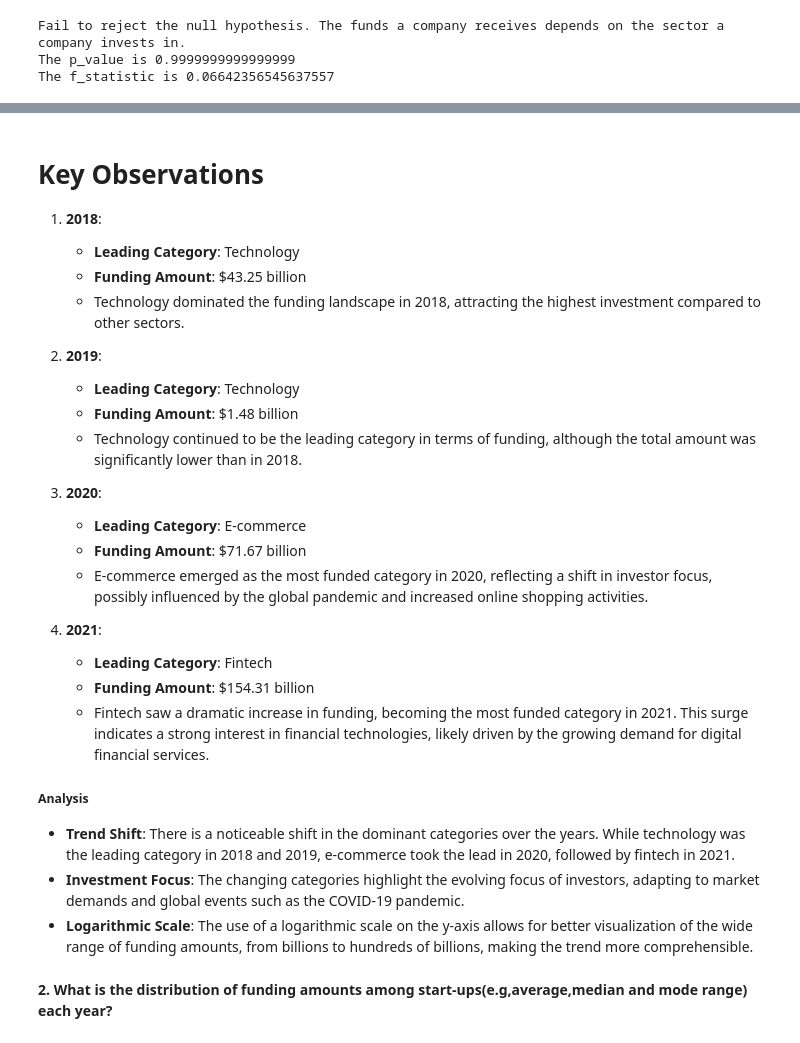
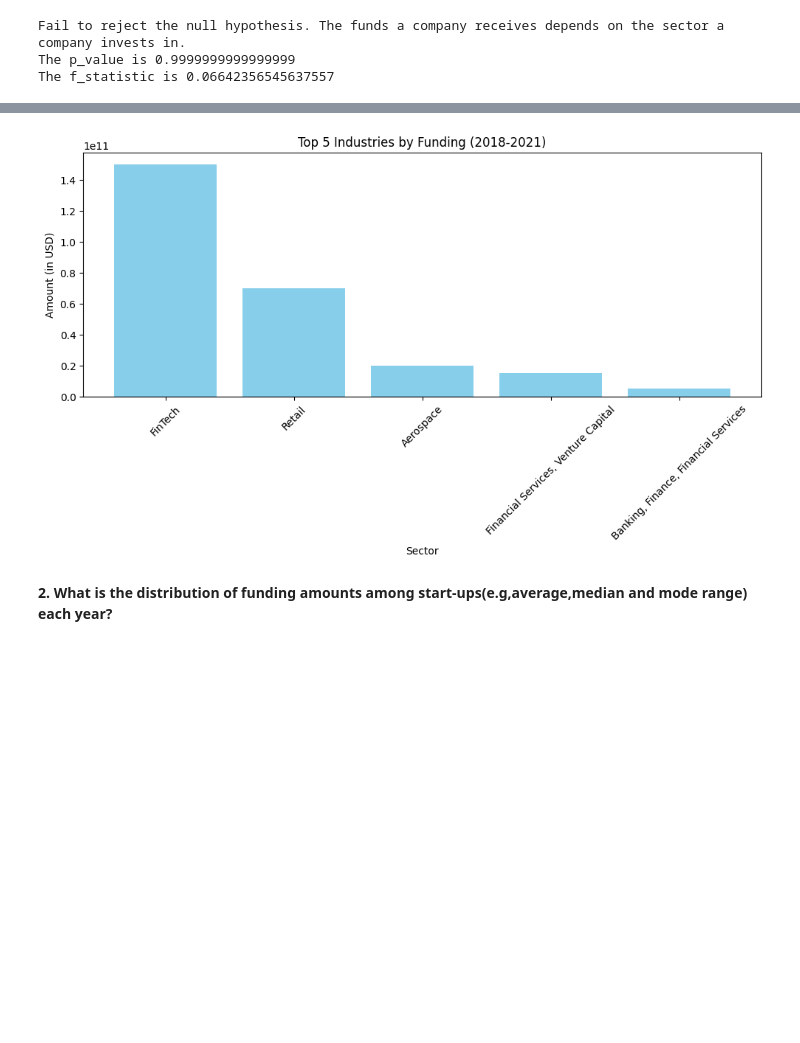
Before and after one commit to Sena-Aku-Agbotse/Indian-Startup, a Jupyter notebook: Notebooks/main.ipynb, the cells around one changed output, grey strips where cells are left out. Cells and saved outputs as stored; diff of their text form; code cells hidden in the pictures; blank space fills up the shorter version.

```diff
--- a/Notebooks/main.ipynb
+++ b/Notebooks/main.ipynb
@@ -1179,28 +1162,0 @@ max_funding_by_year
-# %%
-import seaborn as sns
-
-# Set the style for the plot
-sns.set(style="whitegrid")
-
-# Create the plot
-plt.figure(figsize=(12, 8))
-sns.lineplot(data=max_funding_by_year, x='Fund_Year', y='Amount',
-             marker='o', linewidth=2, markersize=10.)
-
-# Annotate the points with the category names
-for i in range(len(max_funding_by_year)):
-    plt.text(max_funding_by_year['Fund_Year'].iloc[i], max_funding_by_year['Amount'].iloc[i],
-             max_funding_by_year['Sector'].iloc[i], fontsize=12, ha='right')
-
-# Add titles and labels
-plt.title('Trend of Sectors with Most Funding Each Year', fontsize=16)
-plt.xlabel('Year', fontsize=14)
-plt.ylabel('Amount Funded (in billions)', fontsize=14)
-
-# Adjust the y-axis scale and format
-plt.yscale('log')
-plt.yticks([1e9, 1e10, 1e11], ['1B', '10B', '100B'])
-plt.grid(True, which='both', linestyle='--', linewidth=0.5)
-
-# Show the plot
-plt.show()
@@ -1209,30 +1163,20 @@ plt.show()
-# %% [markdown]
-# **Key Observations**
-
-1. **2018**:
-   - **Leading Category**: Technology
-   - **Funding Amount**: $43.25 billion
-   - Technology dominated the funding landscape in 2018, attracting the highest investment compared to other sectors.
-
-2. **2019**:
-   - **Leading Category**: Technology
-   - **Funding Amount**: $1.48 billion
-   - Technology continued to be the leading category in terms of funding, although the total amount was significantly lower than in 2018.
-
-3. **2020**:
-   - **Leading Category**: E-commerce
-   - **Funding Amount**: $71.67 billion
-   - E-commerce emerged as the most funded category in 2020, reflecting a shift in investor focus, possibly influenced by the global pandemic and increased online shopping activities.
-
-4. **2021**:
-   - **Leading Category**: Fintech
-   - **Funding Amount**: $154.31 billion
-   - Fintech saw a dramatic increase in funding, becoming the most funded category in 2021. This surge indicates a strong interest in financial technologies, likely driven by the growing demand for digital financial services.
-
-##### Analysis
-- **Trend Shift**: There is a noticeable shift in the dominant categories over the years. While technology was the leading category in 2018 and 2019, e-commerce took the lead in 2020, followed by fintech in 2021.
-- **Investment Focus**: The changing categories highlight the evolving focus of investors, adapting to market demands and global events such as the COVID-19 pandemic.
-- **Logarithmic Scale**: The use of a logarithmic scale on the y-axis allows for better visualization of the wide range of funding amounts, from billions to hundreds of billions, making the trend more comprehensible.
+# %%
+import pandas as pd
+import matplotlib.pyplot as plt
+
+# Plotting the top 5 industries by funding
+top_5 = cleaned_data.nlargest(5, 'Amount')
+
+plt.figure(figsize=(10, 6))
+plt.bar(top_5['Sector'], top_5['Amount'], color='skyblue')
+plt.title('Top 5 Industries by Funding (2018-2021)')
+plt.xlabel('Sector')
+plt.ylabel('Amount (in USD)')
+plt.xticks(rotation=45)
+plt.tight_layout()
+plt.show()
+# %% [output]
+[figure, added]
 # %% [markdown]
 **2. What is the distribution of funding amounts among start-ups(e.g,average,median and mode range) each year?**
 # %%
```
Also changed, not shown: parts of 5 cells of this notebook.
